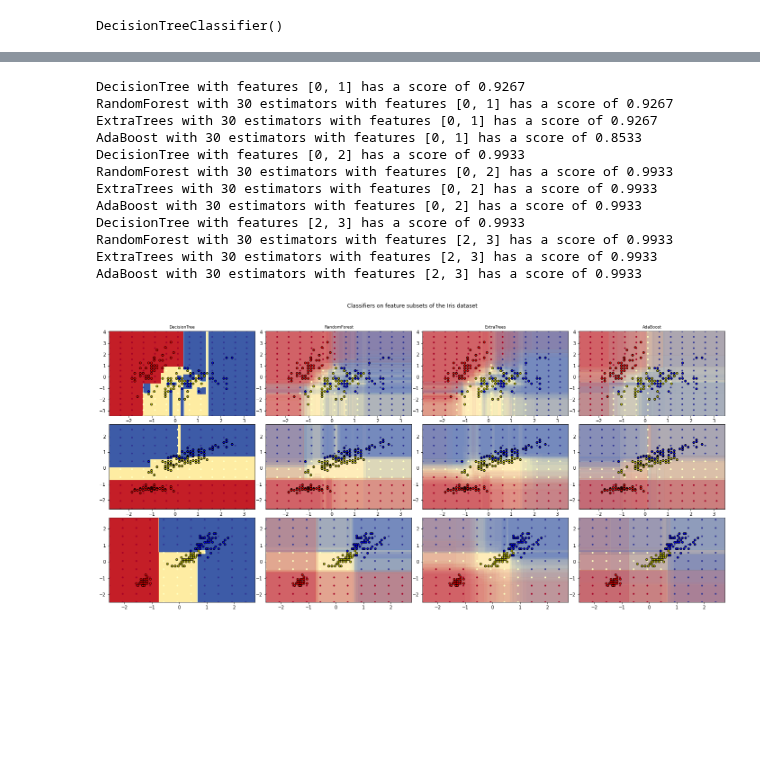
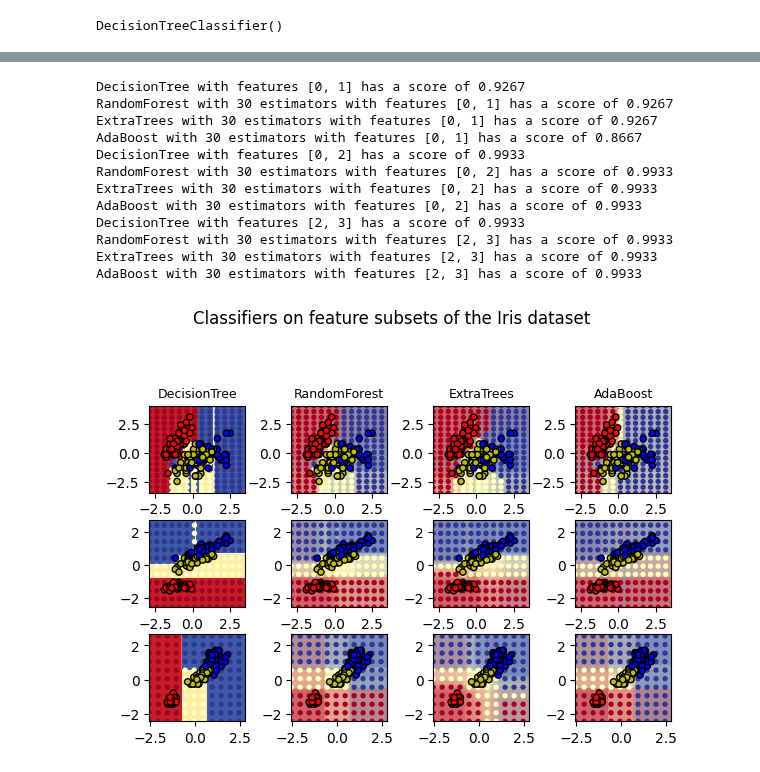
Before and after one commit to Franck-PepperLabs/pepper_dsia_skl_doc_fr, a Jupyter notebook: examples/1_11_ensemble/plot_forest_iris.ipynb, the cells around one changed output, grey strips where cells are left out. Saved outputs shown, nothing was run; the diff lists cells and outputs as text; code cells hidden in the pictures; blank space fills up the shorter version.

```diff
--- a/examples/1_11_ensemble/plot_forest_iris.ipynb
+++ b/examples/1_11_ensemble/plot_forest_iris.ipynb
@@ -36,8 +36,8 @@ Il convient de noter que RandomForests et ExtraTrees peuvent être montés en pa
 
 ![](https://scikit-learn.org/stable/_images/sphx_glr_plot_forest_iris_001.png)
 # %%
+import matplotlib.pyplot as plt
 import numpy as np
-import matplotlib.pyplot as plt
 from matplotlib.colors import ListedColormap
 
 from sklearn.datasets import load_iris
@@ -96,11 +96,13 @@ for pair in ([0, 1], [0, 2], [2, 3]):
 
         model_details = model_title
         if hasattr(model, "estimators_"):
-            model_details += " with {} estimators".format(len(model.estimators_))
-        print(model_details + " with features", pair, "has a score of", round(scores, 4))
+            model_details += f" with {len(model.estimators_)} estimators"
+        print(
+            f"{model_details} with features {pair} "
+            f"has a score of {round(scores, 4)}"
+        )
 
         plt.subplot(3, 4, plot_idx)
-
         if plot_idx <= len(models):
             # Add a title at the top of each column
             plt.title(model_title, fontsize=9)
@@ -151,34 +153,32 @@ for pair in ([0, 1], [0, 2], [2, 3]):
         )
 
         # Plot the training points, these are clustered together and have a
         # black outline
         plt.scatter(
             X[:, 0],
             X[:, 1],
             c=y,
             cmap=ListedColormap(["r", "y", "b"]),
             edgecolor="k",
             s=20,
         )
         plot_idx += 1  # move on to the next plot in sequence
 
-fig = plt.gcf()
-fig.set_size_inches(20, 10)
 plt.suptitle("Classifiers on feature subsets of the Iris dataset", fontsize=12)
 plt.axis("tight")
 plt.tight_layout(h_pad=0.2, w_pad=0.2, pad=2.5)
 plt.show()
 # %% [output]
 DecisionTree with features [0, 1] has a score of 0.9267
 RandomForest with 30 estimators with features [0, 1] has a score of 0.9267
 ExtraTrees with 30 estimators with features [0, 1] has a score of 0.9267
-AdaBoost with 30 estimators with features [0, 1] has a score of 0.8533
+AdaBoost with 30 estimators with features [0, 1] has a score of 0.8667
 DecisionTree with features [0, 2] has a score of 0.9933
 RandomForest with 30 estimators with features [0, 2] has a score of 0.9933
 ExtraTrees with 30 estimators with features [0, 2] has a score of 0.9933
 AdaBoost with 30 estimators with features [0, 2] has a score of 0.9933
 DecisionTree with features [2, 3] has a score of 0.9933
 RandomForest with 30 estimators with features [2, 3] has a score of 0.9933
 ExtraTrees with 30 estimators with features [2, 3] has a score of 0.9933
 AdaBoost with 30 estimators with features [2, 3] has a score of 0.9933
-[figure, old version]
+[figure, new version]
```
Also changed, not shown: parts of 3 cells of this notebook, 22 other files.
